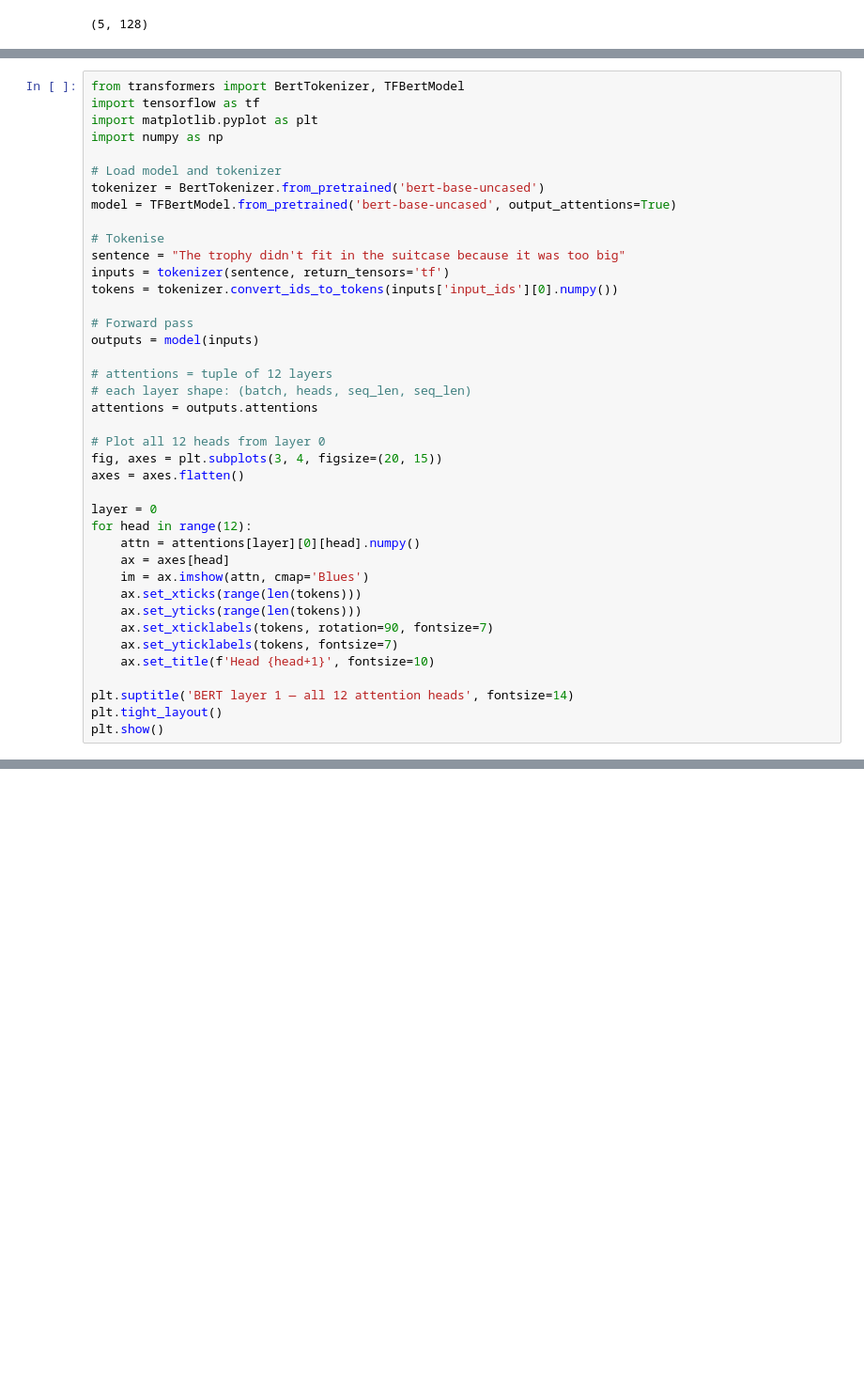
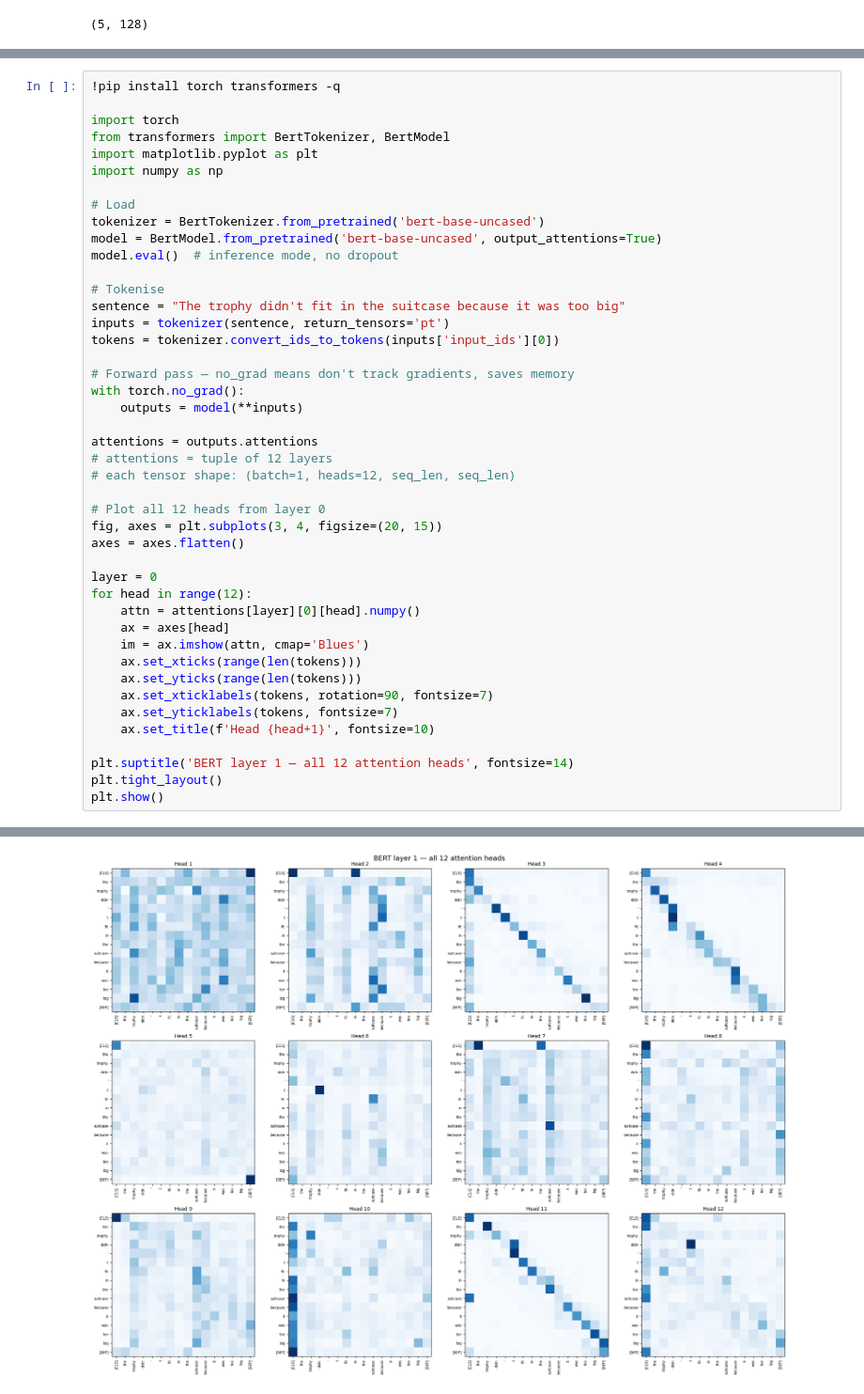
Before and after one commit to Swaraj-sj2000/Machine-leaning-projects, a Jupyter notebook: Trafo.ipynb, the cells around one changed output, grey strips where cells are left out. Shown at 94% size. Drawn from its saved outputs; the diff is of its cells as text; blank space fills up the shorter version.

```diff
--- a/Trafo.ipynb
+++ b/Trafo.ipynb
@@ -469,24 +472,28 @@ Downloading cuda_pathfinder-1.5.2-py3-none-any.whl (49 kB)
 # %%
-from transformers import BertTokenizer, TFBertModel
-import tensorflow as tf
+!pip install torch transformers -q
+
+import torch
+from transformers import BertTokenizer, BertModel
 import matplotlib.pyplot as plt
 import numpy as np
 
-# Load model and tokenizer
+# Load
 tokenizer = BertTokenizer.from_pretrained('bert-base-uncased')
-model = TFBertModel.from_pretrained('bert-base-uncased', output_attentions=True)
+model = BertModel.from_pretrained('bert-base-uncased', output_attentions=True)
+model.eval()  # inference mode, no dropout
 
 # Tokenise
 sentence = "The trophy didn't fit in the suitcase because it was too big"
-inputs = tokenizer(sentence, return_tensors='tf')
-tokens = tokenizer.convert_ids_to_tokens(inputs['input_ids'][0].numpy())
+inputs = tokenizer(sentence, return_tensors='pt')
+tokens = tokenizer.convert_ids_to_tokens(inputs['input_ids'][0])
 
-# Forward pass
-outputs = model(inputs)
+# Forward pass — no_grad means don't track gradients, saves memory
+with torch.no_grad():
+    outputs = model(**inputs)
 
+attentions = outputs.attentions
 # attentions = tuple of 12 layers
-# each layer shape: (batch, heads, seq_len, seq_len)
-attentions = outputs.attentions
+# each tensor shape: (batch=1, heads=12, seq_len, seq_len)
 
 # Plot all 12 heads from layer 0
 fig, axes = plt.subplots(3, 4, figsize=(20, 15))
@@ -506,3 +513,4 @@ for head in range(12):
 plt.suptitle('BERT layer 1 — all 12 attention heads', fontsize=14)
 plt.tight_layout()
 plt.show()
+# %% [output]
@@ -508,0 +537 @@ plt.show()
+[figure, added]
```
Also changed, not shown: parts of 8 cells of this notebook.
